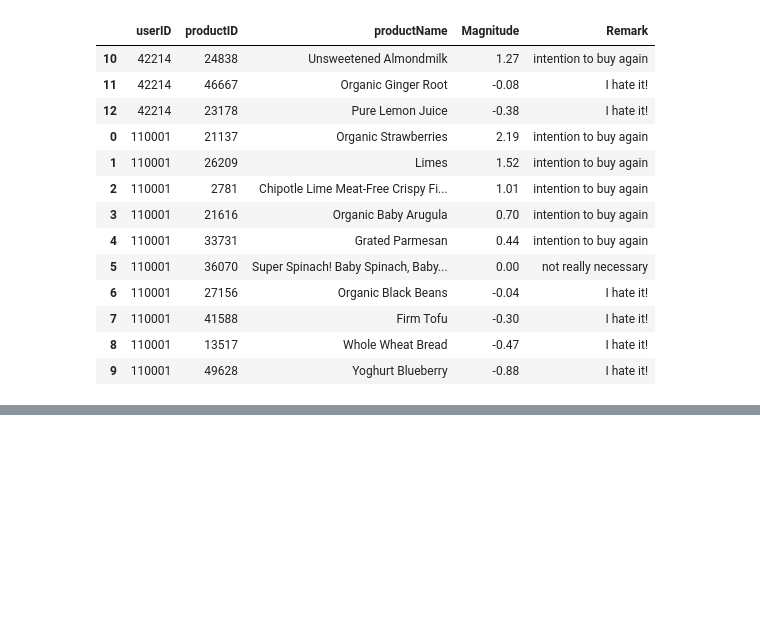
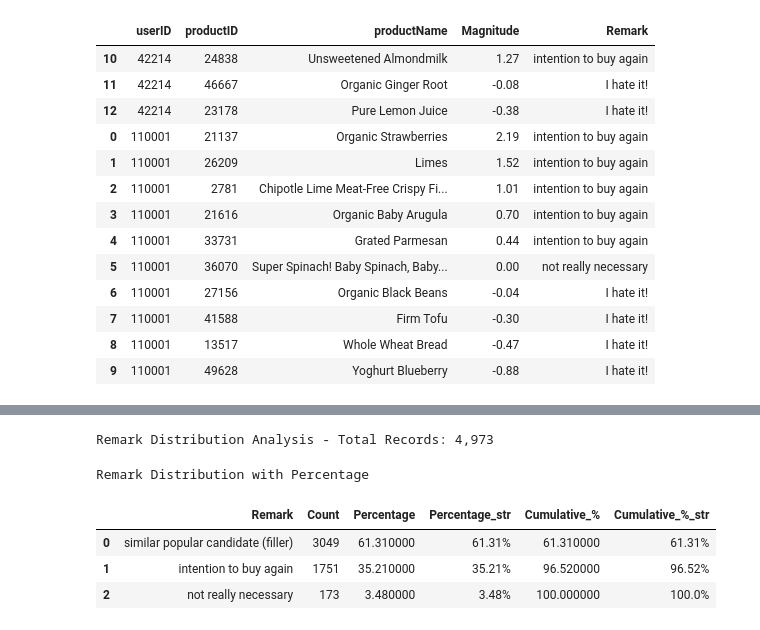
Before and after one commit to masterofray/cooprec_ml-analytics, a Jupyter notebook: notebooks/RC05_DataPrediction_Learning2Rank.ipynb, the cells around one changed output, grey strips where cells are left out. Saved outputs shown, nothing was run; the diff lists cells and outputs as text; code cells hidden in the pictures; blank space fills up the shorter version.

```diff
--- a/notebooks/RC05_DataPrediction_Learning2Rank.ipynb
+++ b/notebooks/RC05_DataPrediction_Learning2Rank.ipynb
@@ -779,0 +526,20 @@ test_df.sample(20).to_markdown()
+# %%
+def get_current_recommendations(con: duckdb.DuckDBPyConnection,
+                                user_id: int,
+                               ) -> pd.DataFrame:
+    try:
+        return con.execute("SELECT * FROM ltr WHERE userID = ? ORDER BY Magnitude DESC", [user_id]).df()
+    except Exception as e:
+        logger.error(f"Error fetching recs for user {user_id}: {str(e)}", exc_info=True)
+        return pd.DataFrame()
+# %%
+def filter_high_quality(current_recs: pd.DataFrame,
+                        threshold: float = 0.1,
+                       ) -> pd.DataFrame:
+    try:
+        if current_recs.empty:
+            return pd.DataFrame()
+        return current_recs[current_recs['Magnitude'] > threshold].copy()
+    except Exception as e:
+        logger.error(f"Error filtering high-quality: {str(e)}", exc_info=True)
+        return pd.DataFrame()
@@ -779,0 +978,21 @@ test_df.sample(20).to_markdown()
+# %%
+# Stress Test
+
+from time import time
+
+start = time()
+
+all_userID = test_df['user_id'].unique().tolist()
+testID = all_userID[:500]
+stress_final_recs_raw = recommend_for_users_parallel(testID, test_df, MFP, TheFeature)
+stress_final_recs = get_readable_recommendations(stress_final_recs_raw, DataProduct)
+stress_final_df = generate_final_recommendations_multiprocess(
+    ltr_predictions=stress_final_recs,
+    full_features_df=test_df,
+    products_df=DataProduct,
+    target_n=10,
+    n_jobs=-1,
+)
+
+finaltime = time()
+print(f'The time consume as {round((finaltime - start)/60, 2):,} minutes.')
@@ -779,0 +1067,9 @@ test_df.sample(20).to_markdown()
+# %%
+remark_stats = show_remark_stats(stress_final_df)
+# %% [output]
+Remark Distribution Analysis - Total Records: 4,973
+Remark Distribution with Percentage
+|  | Remark | Count | Percentage | Percentage_str | Cumulative_% | Cumulative_%_str |
+| 0 | similar popular candidate (filler) | 3049 | 61.310000 | 61.31% | 61.310000 | 61.31% |
+| 1 | intention to buy again | 1751 | 35.210000 | 35.21% | 96.520000 | 96.52% |
+| 2 | not really necessary | 173 | 3.480000 | 3.48% | 100.000000 | 100.0% |
```
Also changed, not shown: parts of 52 cells of this notebook, 1 other file.
